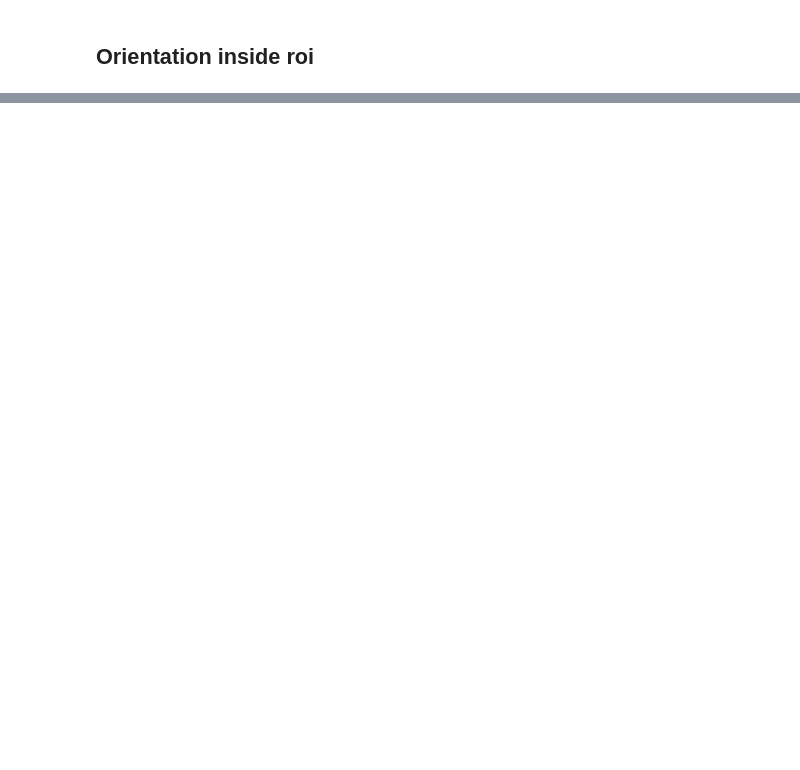
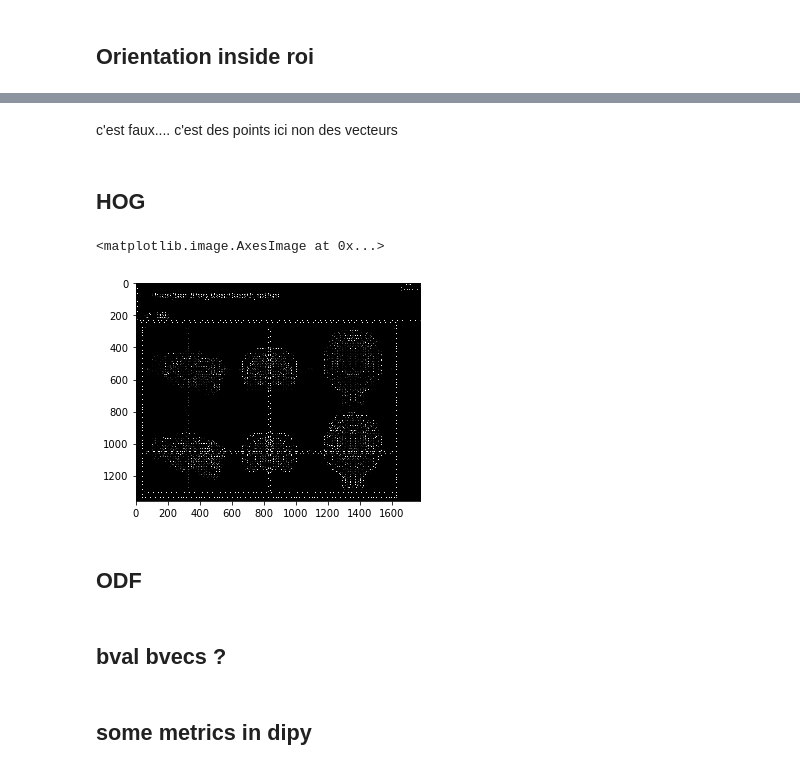
Before and after one commit to linum-uqam/m2m, a Jupyter notebook: examples/notebooks/statistics_tract.ipynb, the cells around one changed output, grey strips where cells are left out. Drawn from its saved outputs; the diff is of its cells as text; code cells hidden in the pictures; blank space fills up the shorter version.

```diff
--- a/examples/notebooks/statistics_tract.ipynb
+++ b/examples/notebooks/statistics_tract.ipynb
@@ -124,0 +190,4 @@ print(mean_orientation(streamlines_near_roi[0]))
+# %% [markdown]
+c'est faux.... c'est des points ici non des vecteurs
+# %% [markdown]
+## HOG
@@ -124,0 +199,14 @@ print(mean_orientation(streamlines_near_roi[0]))
+# %%
+image = Image.open("/Users/mahdi/Desktop/img_rapport/Capture d’écran 2022-05-03 à 17.19.51.png")
+# %%
+fd, hog_image = hog(image, orientations=8, pixels_per_cell=(16, 16),
+                    cells_per_block=(1, 1), visualize=True)
+# %%
+# Rescale histogram for better display
+hog_image_rescaled = exposure.rescale_intensity(hog_image, in_range=(0, 10))
+plt.imshow(hog_image_rescaled, cmap=plt.cm.gray)
+# %% [output]
+<matplotlib.image.AxesImage at 0x...>
+[figure, added]
+# %% [markdown]
+## ODF
@@ -124,0 +226,4 @@ print(mean_orientation(streamlines_near_roi[0]))
+# %% [markdown]
+## bval bvecs ?
+# %% [markdown]
+## some metrics in dipy
```
Also changed, not shown: parts of 31 cells of this notebook, 1 other file.
